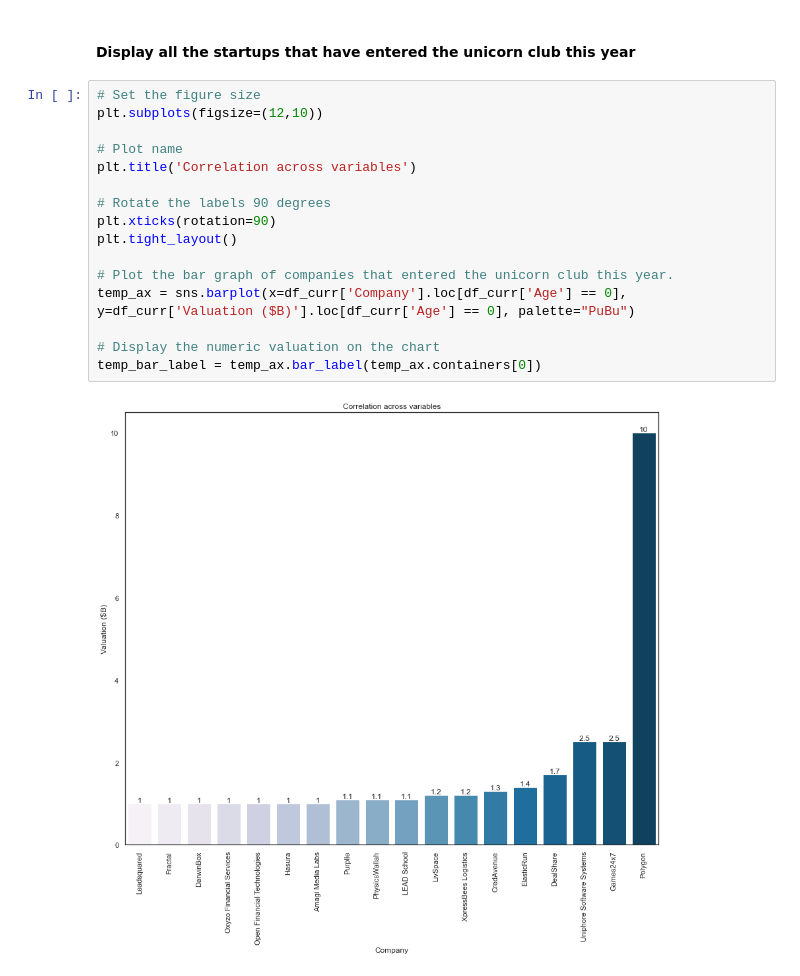
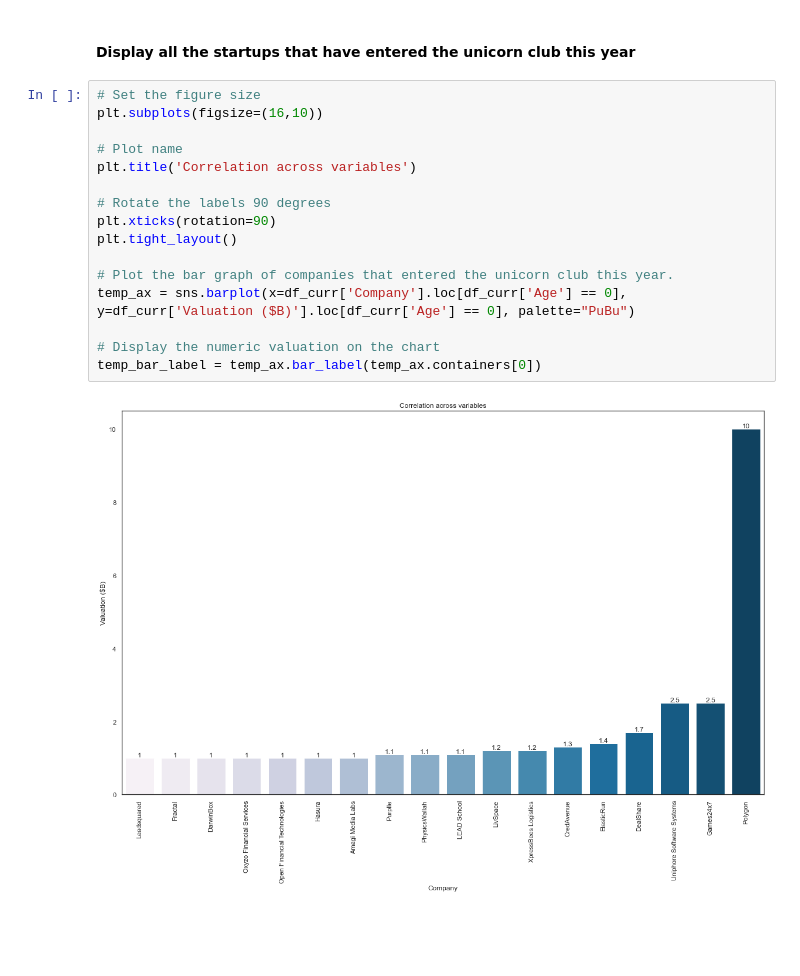
Before and after one commit to amitdas022/Unicorns, a Jupyter notebook: notebooks/indian_unicorns.ipynb, the cells around one changed output. Cells and saved outputs as stored; diff of their text form; blank space fills up the shorter version.

Commit message:
Chart size update

```diff
--- a/notebooks/indian_unicorns.ipynb
+++ b/notebooks/indian_unicorns.ipynb
@@ -194,19 +194,19 @@ temp_ax = sns.heatmap(df_temp_corr, cmap="PuBu")
 #### Display all the startups that have entered the unicorn club this year
 # %%
 # Set the figure size
-plt.subplots(figsize=(12,10))
+plt.subplots(figsize=(16,10))
 
 # Plot name
 plt.title('Correlation across variables')
 
 # Rotate the labels 90 degrees
 plt.xticks(rotation=90)
 plt.tight_layout()
 
 # Plot the bar graph of companies that entered the unicorn club this year.
 temp_ax = sns.barplot(x=df_curr['Company'].loc[df_curr['Age'] == 0], y=df_curr['Valuation ($B)'].loc[df_curr['Age'] == 0], palette="PuBu")
 
 # Display the numeric valuation on the chart
 temp_bar_label = temp_ax.bar_label(temp_ax.containers[0])
 # %% [output]
-[figure, old version]
+[figure, new version]
```
